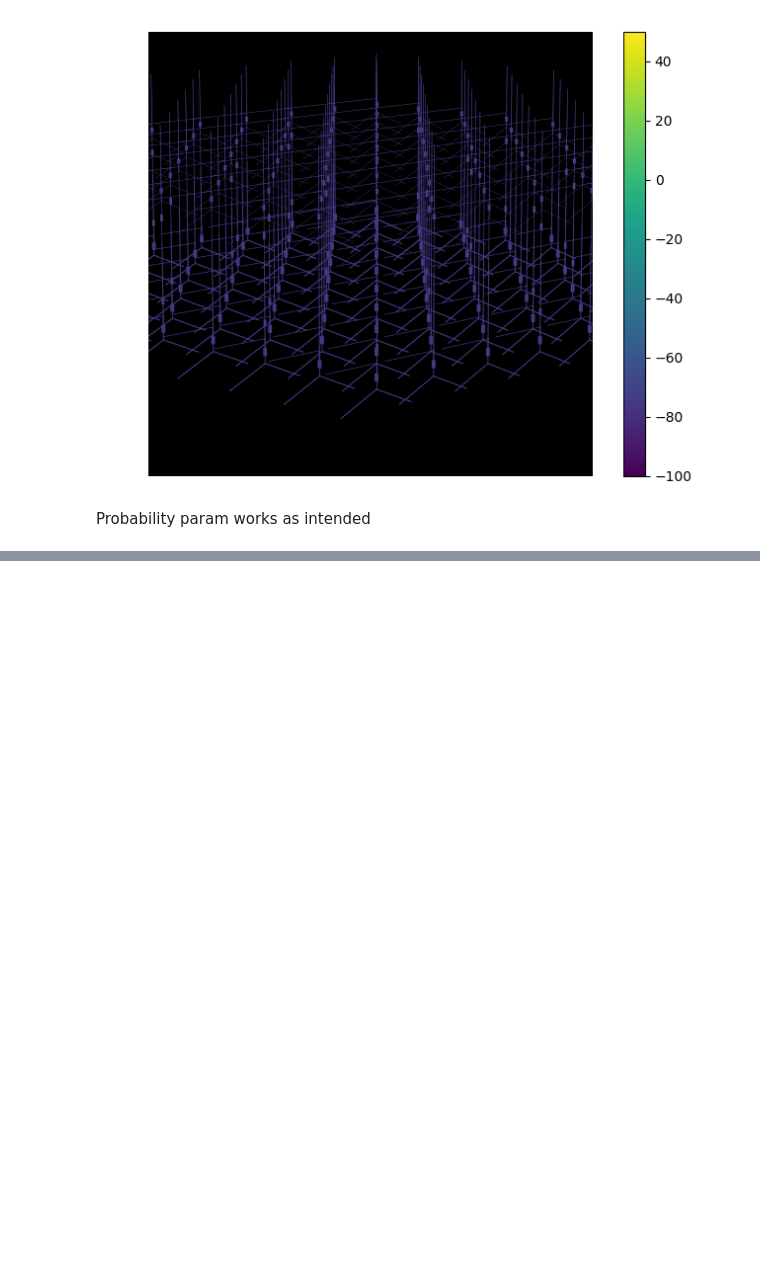
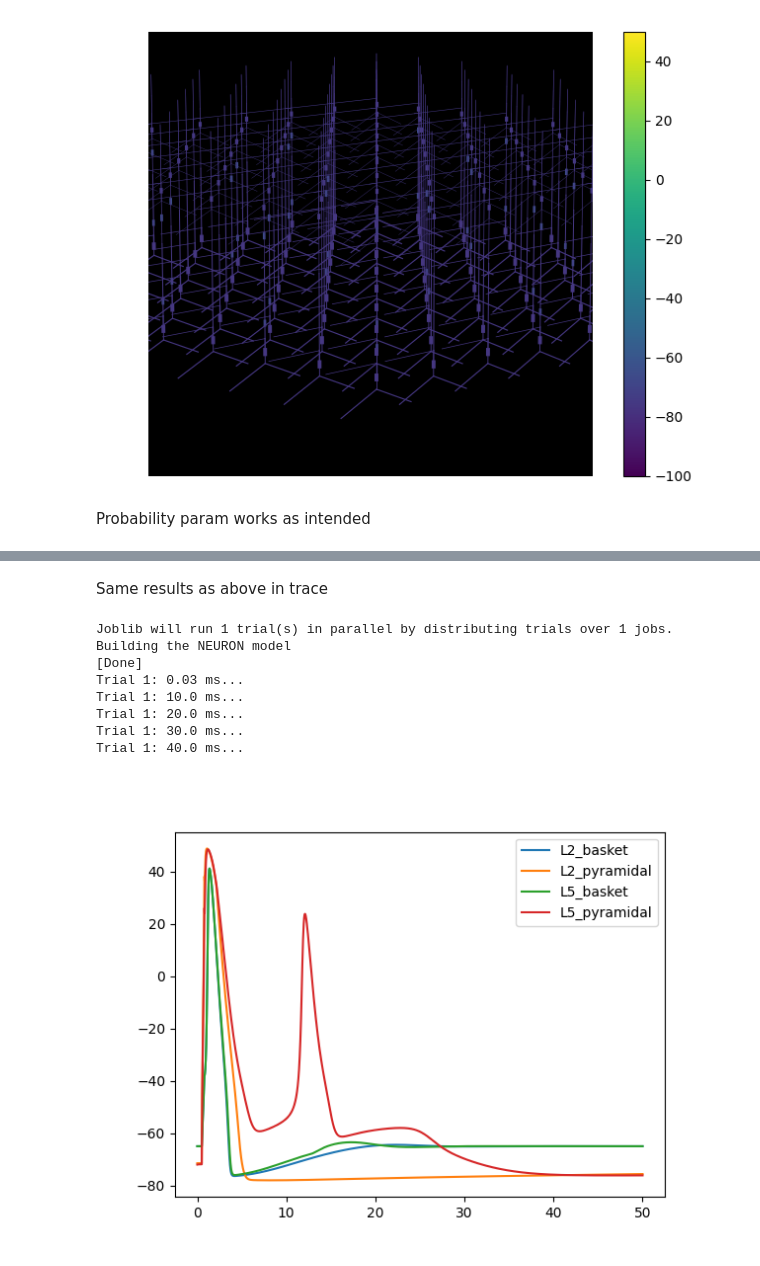
Before and after one commit to jtajchman/hnn_tms_direct, a Jupyter notebook: branch_scripts/tonic_bias_prob_test.ipynb, the cells around one changed output, grey strips where cells are left out. Cells and saved outputs as stored; diff of their text form; code cells hidden in the pictures; blank space fills up the shorter version.

```diff
--- a/branch_scripts/tonic_bias_prob_test.ipynb
+++ b/branch_scripts/tonic_bias_prob_test.ipynb
@@ -146,0 +170,21 @@ Trial 1: 40.0 ms...
+# %% [markdown]
+Same results as above in trace
+# %%
+direct_c = deepcopy(direct)
+direct_c['probability'] = 1.
+net_plot = drive_sim(mesh_shape=(1, 1),
+                     clear_connectivity=False,
+                     direct=direct_c,
+                     tstop=50,
+                     trace=True,
+                     movie=False)
+# %% [output]
+Joblib will run 1 trial(s) in parallel by distributing trials over 1 jobs.
+Building the NEURON model
+[Done]
+Trial 1: 0.03 ms...
+Trial 1: 10.0 ms...
+Trial 1: 20.0 ms...
+Trial 1: 30.0 ms...
+Trial 1: 40.0 ms...
+[figure, added]
```
Also changed, not shown: parts of 5 cells of this notebook, 3 other files.
